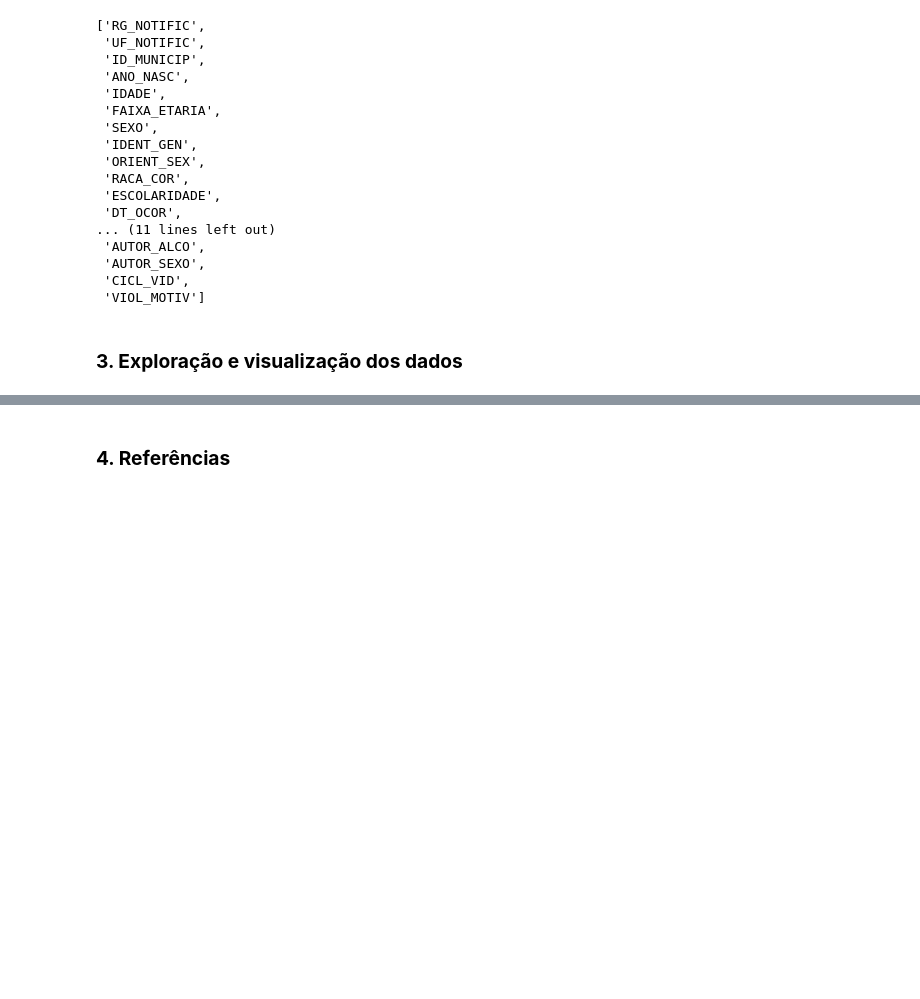
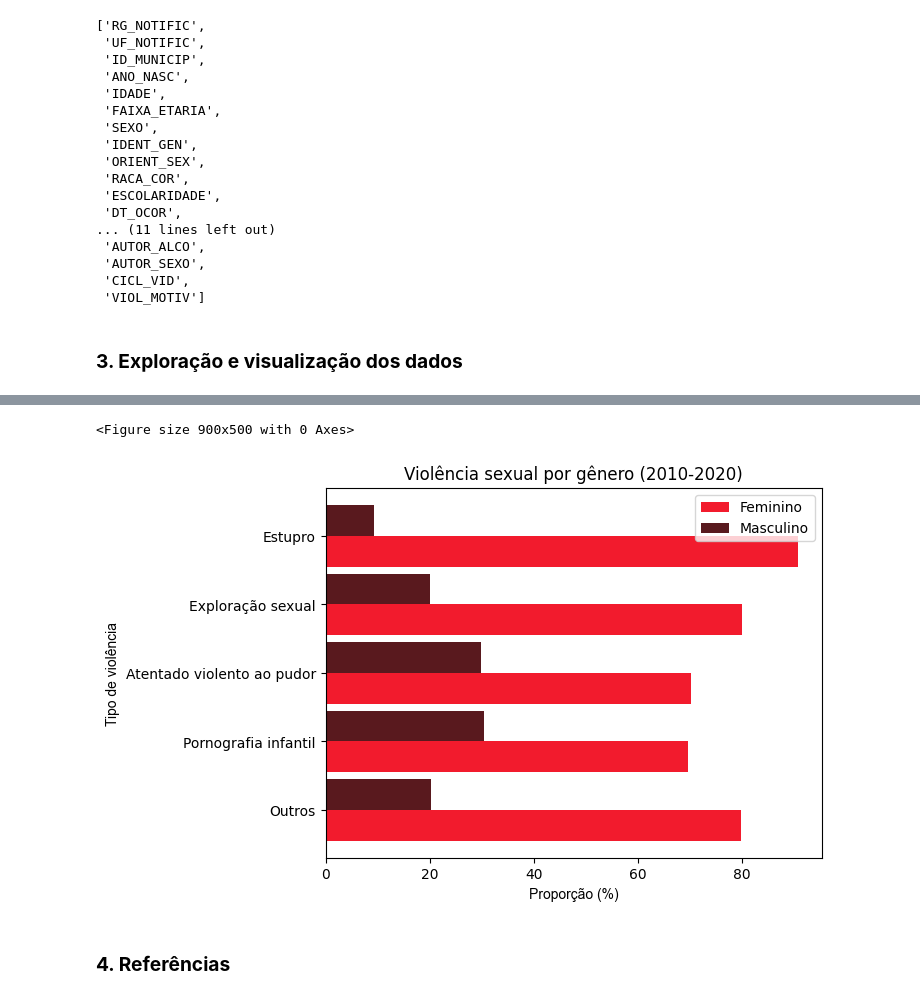
Before and after one commit to freitascarla/analise-violencia-genero-cidade, a Jupyter notebook: analise-exploratoria/analise_exploratoria.ipynb, the cells around one changed output, grey strips where cells are left out. Saved outputs shown, nothing was run; the diff lists cells and outputs as text; code cells hidden in the pictures; blank space fills up the shorter version.

```diff
--- a/analise-exploratoria/analise_exploratoria.ipynb
+++ b/analise-exploratoria/analise_exploratoria.ipynb
@@ -1541,0 +1693,4 @@ em andamento...
+# %%
+df_viol_sex = df_dados['SEXO'].groupby(df_dados['VIOL_SEX_ESPEC']).value_counts(normalize= True)*100
+df_viol_sex = df_viol_sex.unstack().sort_values('Feminino', ascending= False).drop(['Sem informação'], axis= 1)
+df_viol_sex
@@ -1542,3 +1706,21 @@ em andamento...
+# %%
+# plotando o gráfico
+
+plt.figure(figsize=(9,5))
+
+rotulos_viol_sex = ['Outros', 'Pornografia infantil', 'Atentado violento ao pudor', 'Exploração sexual', 'Estupro']
+
+df_viol_sex.loc[rotulos_viol_sex].plot.barh(color = ['#F21B2D', '#59191E'], width = 0.9)
+
+plt.title('Violência sexual por gênero (2010-2020)')
+plt.xlabel('Proporção (%)', fontname= 'Arial')
+plt.ylabel('Tipo de violência', fontname= 'Arial')
+plt.legend(loc=1)
+
+plt.show()
+# %% [output]
+<Figure size 900x500 with 0 Axes>
+[figure, added]
 # %% [markdown]
 ### **4. Referências**
 # %% [markdown]
```
Also changed, not shown: parts of 24 cells of this notebook.
